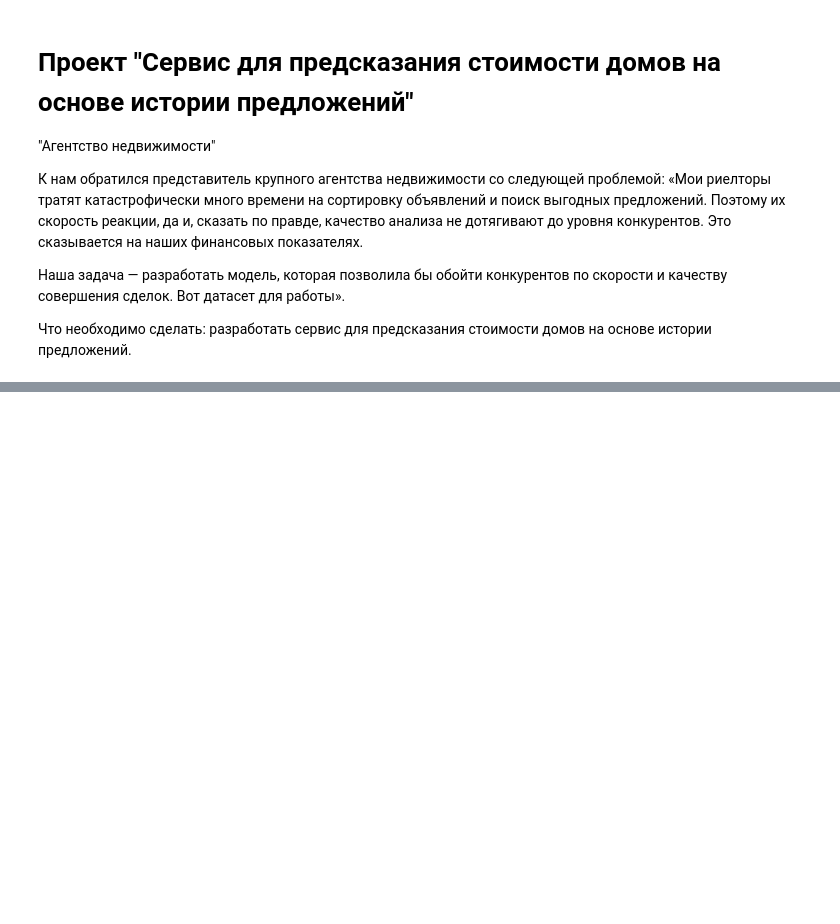
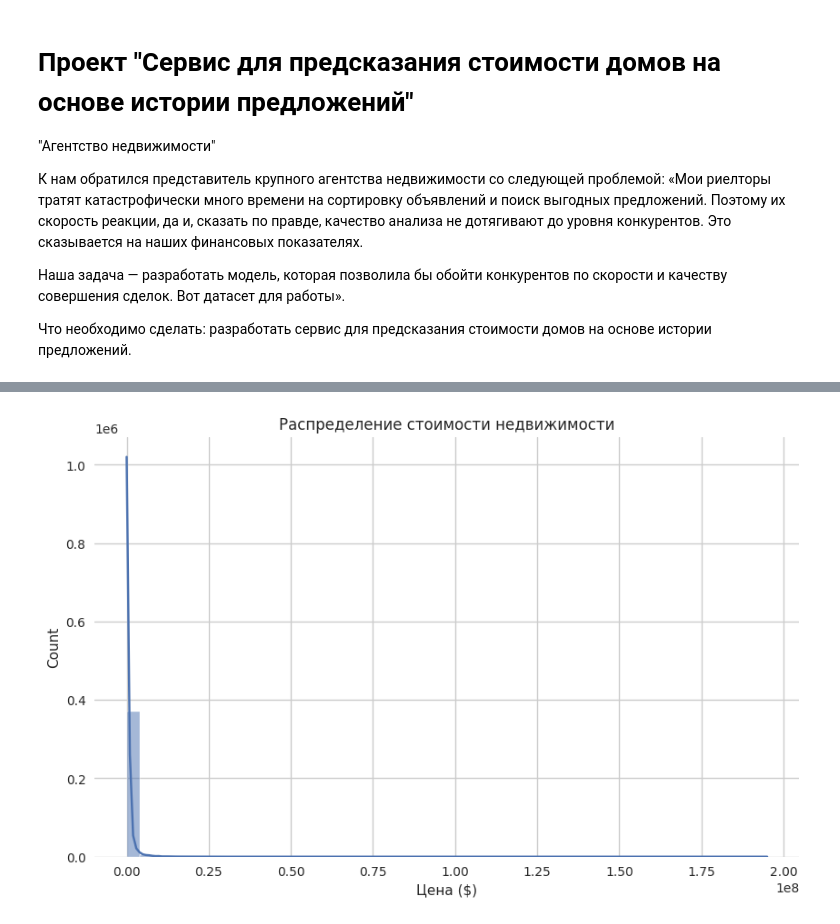
Before and after one commit to st-pavel/project_final_01, a Jupyter notebook: project_final_000.ipynb, the cells around one changed output, grey strips where cells are left out. Saved outputs shown, nothing was run; the diff lists cells and outputs as text; code cells hidden in the pictures; blank space fills up the shorter version.

```diff
--- a/project_final_000.ipynb
+++ b/project_final_000.ipynb
@@ -138,7 +134,7 @@ sns.set_style("whitegrid")
 
 SEED = 42
 # %%
-data = pd.read_csv('./data/data.csv')
+data = pd.read_csv(r'./data/data.csv')
 data.head()
 # %% [output]
 |  | status | private pool | propertyType | street | baths | homeFacts | fireplace | city | schools | ... |
@@ -149,0 +213,3 @@ data.head()
+# %%
+data = data.drop_duplicates()
+print(f"Размер после удаления дубликатов: {data.shape}")
@@ -149,0 +221,12 @@ data.head()
+# %%
+def clean_currency(x):
+    if isinstance(x, str):
+        return x.replace('$', '').replace(',', '').replace('+', '')
+    return x
+
+data['target_clean'] = data['target'].apply(clean_currency)
+data['target_clean'] = pd.to_numeric(data['target_clean'], errors='coerce')
+# удаляем признак target
+data = data.drop(['target'], axis=1)
+
+print(f'Число пропусков в target_clean: {data["target_clean"].isnull().sum()}.')
@@ -149,0 +311,8 @@ data.head()
+# %%
+plt.figure(figsize=(10, 6))
+sns.histplot(data['target_clean'], bins=50, kde=True)
+plt.title('Распределение стоимости недвижимости')
+plt.xlabel('Цена ($)')
+plt.show()
+# %% [output]
+[figure, added]
```
Also changed, not shown: parts of 55 cells of this notebook, 9 other files.
